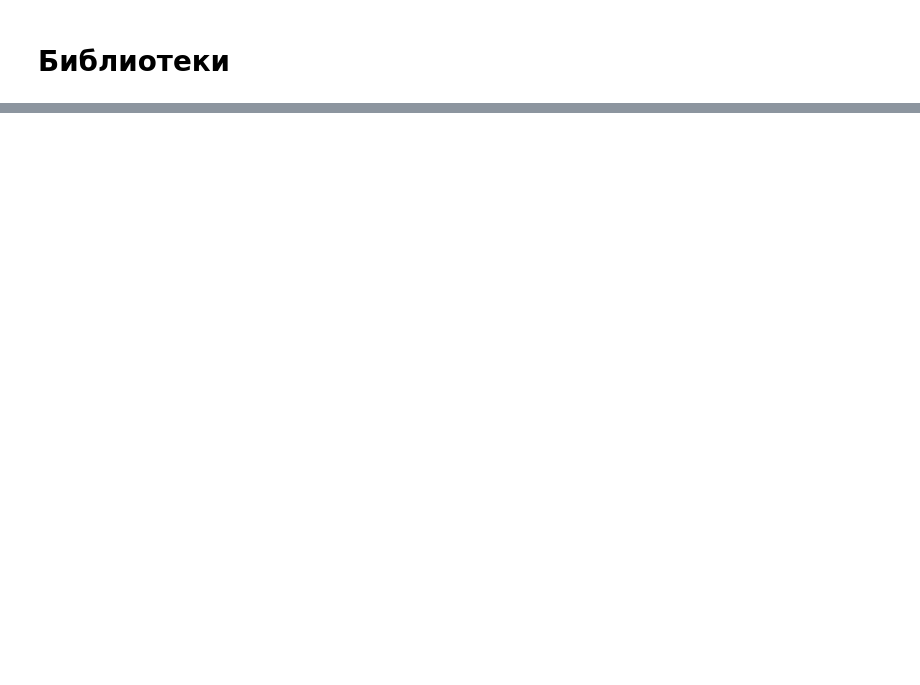
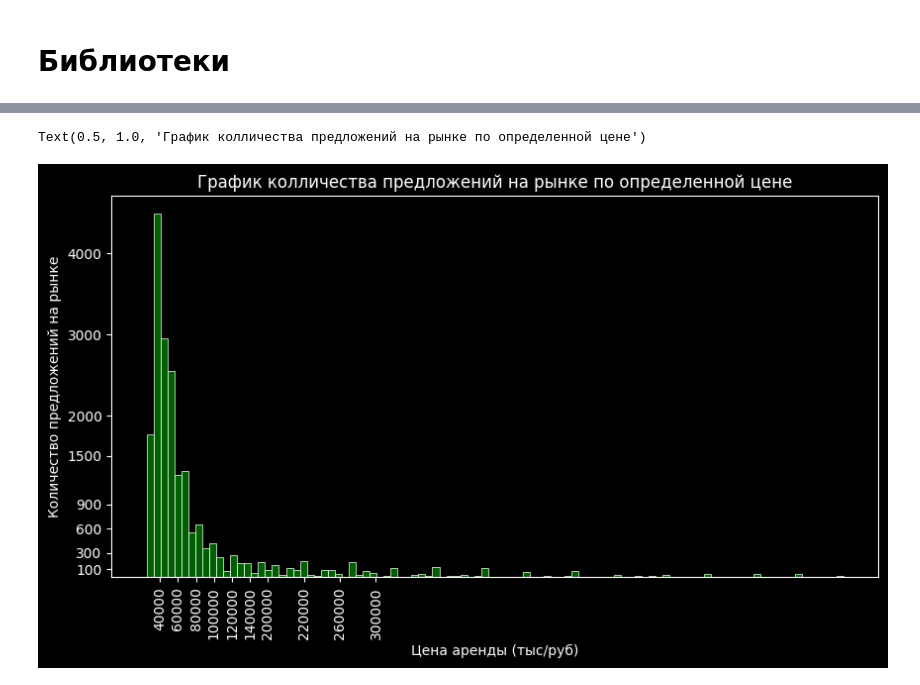
Before and after one commit to Shchushch/RealEstbyMW, a Jupyter notebook: processing.ipynb, the cells around one changed output, grey strips where cells are left out. Cells and saved outputs as stored; diff of their text form; code cells hidden in the pictures; blank space fills up the shorter version.

```diff
--- a/processing.ipynb
+++ b/processing.ipynb
@@ -90,0 +335,2 @@ sns.heatmap(coord_rlst,annot=True,cmap='RdBu')
+# %%
+rlst['Bathroom'] = rlst['Bathroom'].fillna('Совмещенный (1)')
@@ -90,0 +492,3 @@ sns.heatmap(coord_rlst,annot=True,cmap='RdBu')
+# %%
+rlst.drop(columns=['Renovation','Allowed_with','Type'],inplace=True)
+rlst.info()
@@ -90,0 +607,27 @@ sns.heatmap(coord_rlst,annot=True,cmap='RdBu')
+# %%
+# Этот код создает новый датафрейм, который содержит только строки из исходного датафрейма `rlst`,
+#  где значение в столбце `'Цена аренды'` меньше `25000`.
+# - Выражение `rlst['Цена аренды'] < 25000` возвращает логический массив, где каждый элемент обозначает,
+#  меньше ли значение в столбце `'Цена аренды'` соответствующей строки указанного порогового значения (`25000`)
+# или нет.
+# - Индексация квадратными скобками используется для фильтрации строк исходного датафрейма.
+# - Передача условия в квадратных скобках фильтрует строки, которые удовлетвор
+# - Выражение `rlst['Цена аренды'] > 800_000` возвращает логический массив, где каждый элемент обозначает,
+# больше ли значение в столбце `'Цена аренды'` соответствующей строки указанного порогового значения (`800_000`)
+# или нет.
+
+rlst['Price'].value_counts()
+# mask= (rlst['Цена аренды']
+
+# Создаем новый датафрейм, содержащий только строки с ценой аренды меньше 25000
+rlst[rlst['Price'] < 25_000] # Таких всего 120 не значительно для всего обьема данных
+
+
+# Создаем новый датафрейм, содержащий только строки с ценой аренды больше 800000
+rlst[rlst['Price'] > 800_000]
+
+mask = (rlst['Price'] > 800_000) | (rlst['Price'] < 25_000)
+
+coast = rlst[~mask]
+
+rlst[rlst['Price'] < 25_000]
@@ -90,0 +654,16 @@ sns.heatmap(coord_rlst,annot=True,cmap='RdBu')
+# %%
+coast['Price']
+plt.figure(figsize=(10,5))
+sns.histplot(x='Price', data=coast, bins=100, color='green')
+new_xticks = [40_000,60_000, 80_000, 100_000, 120_000, 140_000, 160_000, 200_000, 240_000, 280_000]
+new_xticklabels = [40000, 60_000, 80_000, 100_000, 120_000, 140_000, 200_000, 220_000, 260_000, 300_000]
+plt.xticks(new_xticks, new_xticklabels)
+plt.xticks(rotation=90)
+new_yticks = [100,300,600,900,1_500, 2_000, 3_000, 4_000]
+plt.yticks(new_yticks)
+plt.xlabel('Цена аренды (тыс/руб)')
+plt.ylabel('Количество предложений на рынке' )
+plt.title('График колличества предложений на рынке по определенной цене')
+# %% [output]
+Text(0.5, 1.0, 'График колличества предложений на рынке по определенной цене')
+[figure, added]
```
Also changed, not shown: parts of 66 cells of this notebook, 2 other files.
